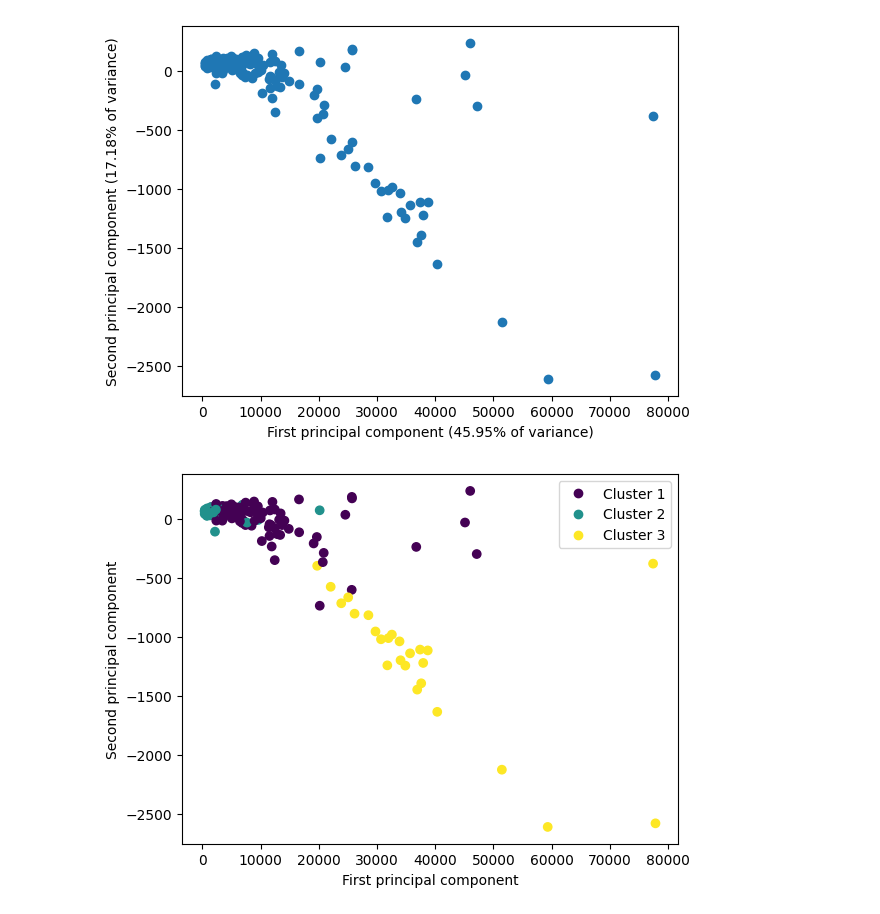
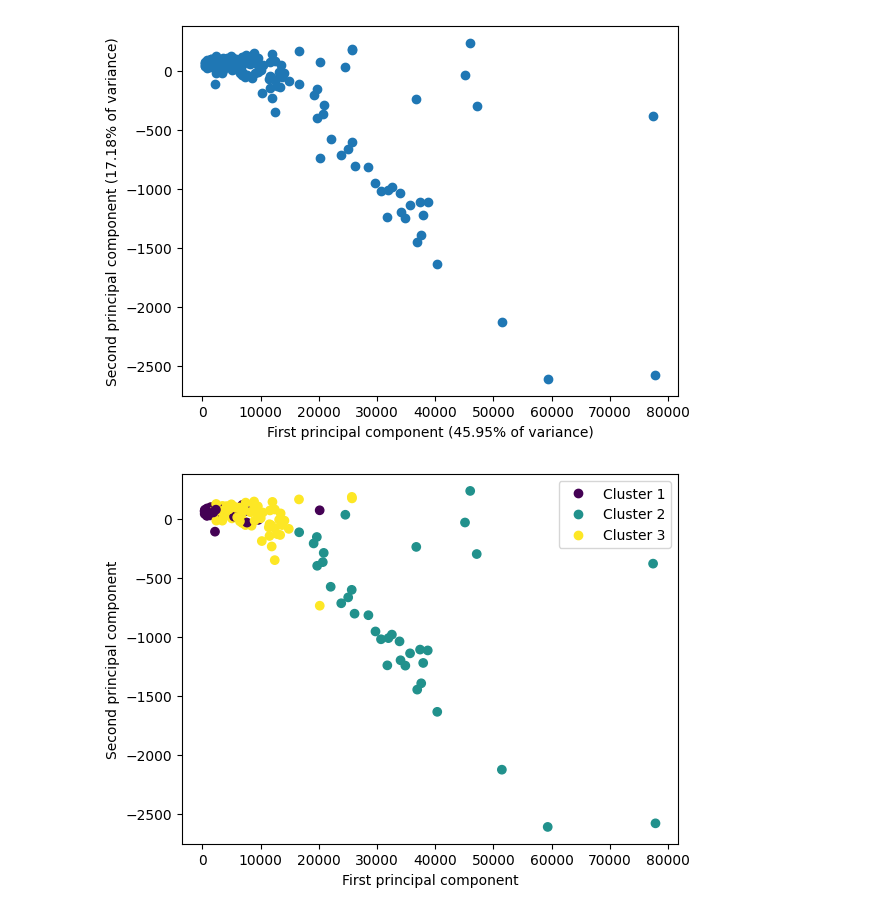
Before and after one commit to xerox123dshdhwx/Classification-Pays, a Jupyter notebook: note.ipynb, the cells around one changed output. Drawn from its saved outputs; the diff is of its cells as text; code cells hidden in the pictures.

```diff
--- a/note.ipynb
+++ b/note.ipynb
@@ -152,34 +164,35 @@ plt.grid(False)
 # %%
 from sklearn.cluster import KMeans
 
 # Create pipeline
 pipe = Pipeline(
     [("Pré traitement de la data", pre_trait),
      ("Reduction de la dimension", PCA(n_components=0.95)),
-     ("Clustering", SpectralClustering(n_clusters=3, affinity='nearest_neighbors')
+     #("Clustering", SpectralClustering(n_clusters=3, affinity='nearest_neighbors')
+     ("Clustering", KMeans(n_clusters=3, random_state=0)
       )])
 
 #On retire la colone Country
 pipe.fit(df.iloc[:, 1:])
 labels = pipe.steps[-1][1].labels_
 
 #On visualise les clusters
 plt.figure()
 scatter = plt.scatter(pca.transform(df.iloc[:, 1:])[:, 0], pca.transform(df.iloc[:, 1:])[:, 1], c=labels)
 plt.xlabel('First principal component')
 plt.ylabel('Second principal component')
 plt.grid(False)
 
 # Ajouter une légende
 classes = ['Cluster 1', 'Cluster 2', 'Cluster 3']
 plt.legend(handles=scatter.legend_elements()[0], labels=classes)
 
 plt.show()
 
 #On ajoute les labels de clasification au dataframe
 df["classification"] = labels
 # %% [output]
-[figure, old version]
+[figure, new version]
 # %%
 print(df.to_string())
 # %% [output]
```
Also changed, not shown: parts of 6 cells of this notebook.
